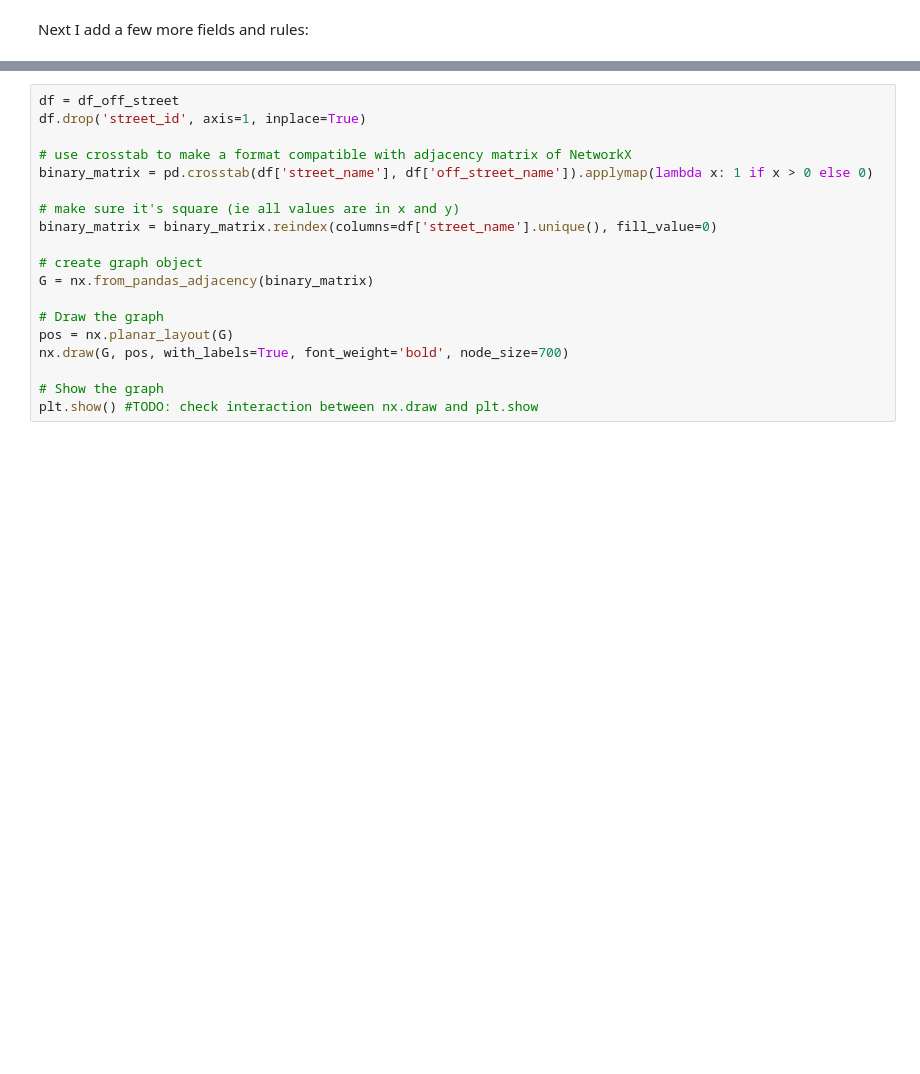
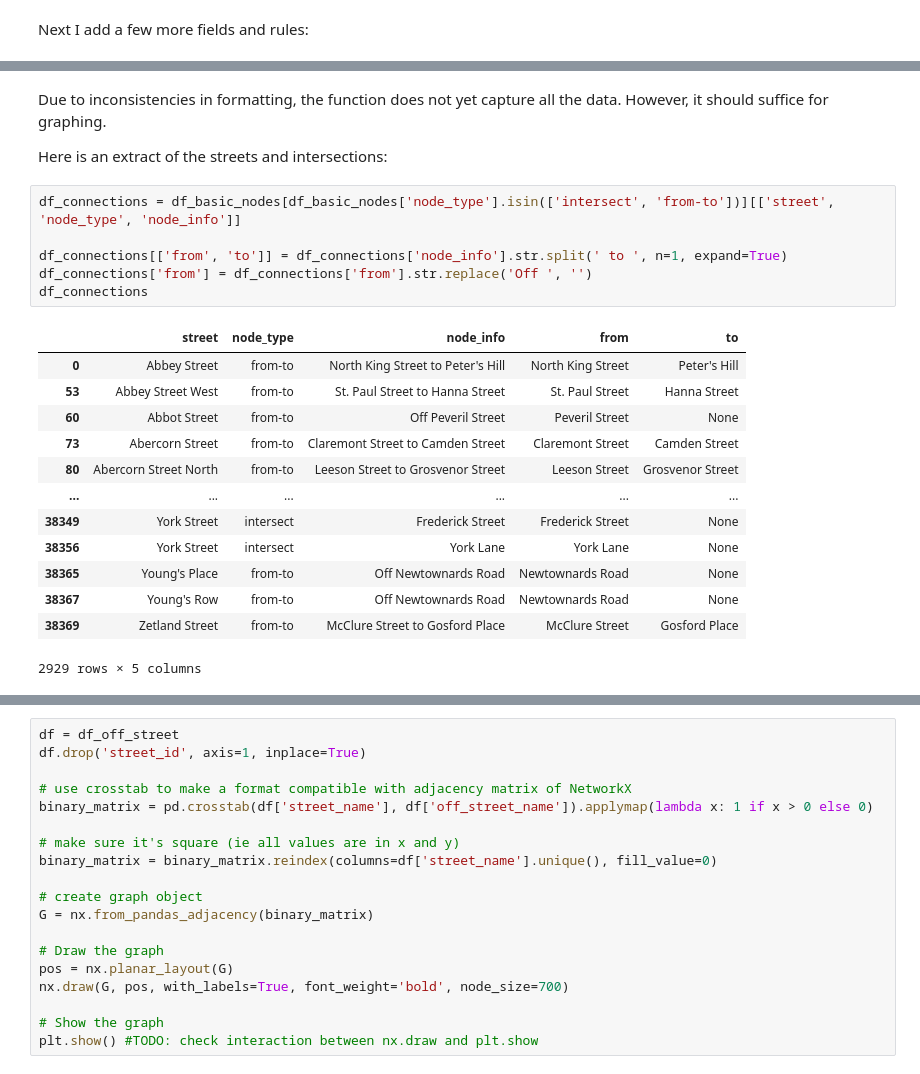
Before and after one commit to sian0x0/Map-Extinct-Addresses, a Jupyter notebook: extract.ipynb, the cells around one changed output, grey strips where cells are left out. Drawn from its saved outputs; the diff is of its cells as text; blank space fills up the shorter version.

```diff
--- a/extract.ipynb
+++ b/extract.ipynb
@@ -245,3 +253,27 @@ df_basic_nodes
 | 38375 | Zetland Street |  | 4. Lynas, Joseph, boot maker |  |
 | 38376 | Zetland Street |  | 2. Fleming, James, insurance agent |  |
 38377 rows × 4 columns
+# %% [markdown]
+Due to inconsistencies in formatting, the function does not yet capture all the data. However, it should suffice for graphing.
+
+Here is an extract of the streets and intersections:
+# %%
+df_connections = df_basic_nodes[df_basic_nodes['node_type'].isin(['intersect', 'from-to'])][['street', 'node_type', 'node_info']]
+
+df_connections[['from', 'to']] = df_connections['node_info'].str.split(' to ', n=1, expand=True)
+df_connections['from'] = df_connections['from'].str.replace('Off ', '')
+df_connections
+# %% [output]
+|  | street | node_type | node_info | from | to |
+| 0 | Abbey Street | from-to | North King Street to Peter's Hill | North King Street | Peter's Hill |
+| 53 | Abbey Street West | from-to | St. Paul Street to Hanna Street | St. Paul Street | Hanna Street |
+| 60 | Abbot Street | from-to | Off Peveril Street | Peveril Street | None |
+| 73 | Abercorn Street | from-to | Claremont Street to Camden Street | Claremont Street | Camden Street |
+| 80 | Abercorn Street North | from-to | Leeson Street to Grosvenor Street | Leeson Street | Grosvenor Street |
+| ... | ... | ... | ... | ... | ... |
+| 38349 | York Street | intersect | Frederick Street | Frederick Street | None |
+| 38356 | York Street | intersect | York Lane | York Lane | None |
+| 38365 | Young's Place | from-to | Off Newtownards Road | Newtownards Road | None |
+| 38367 | Young's Row | from-to | Off Newtownards Road | Newtownards Road | None |
+| 38369 | Zetland Street | from-to | McClure Street to Gosford Place | McClure Street | Gosford Place |
+2929 rows × 5 columns
```
Also changed, not shown: parts of 14 cells of this notebook.
